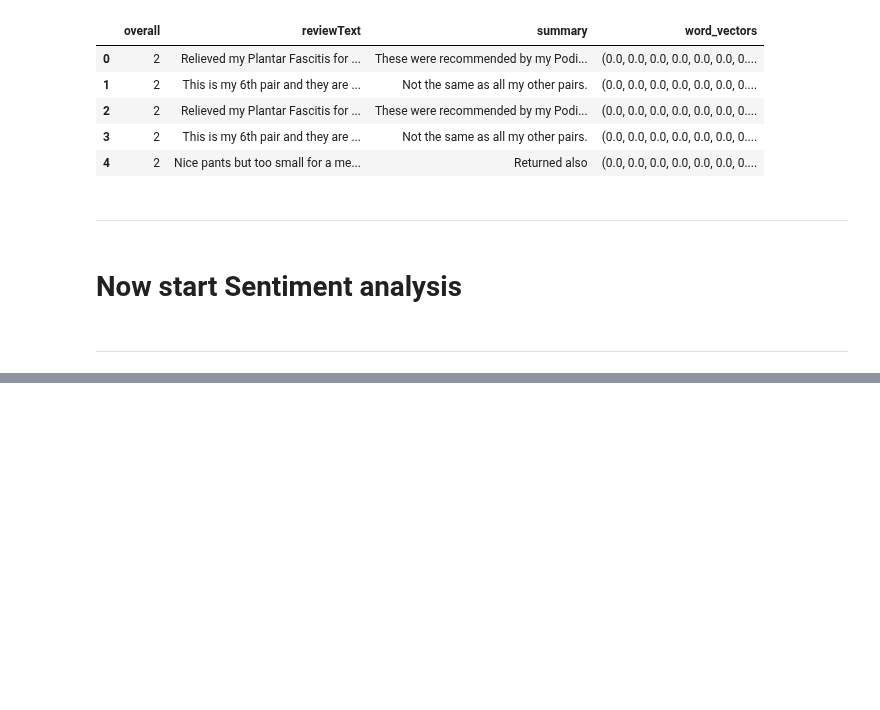
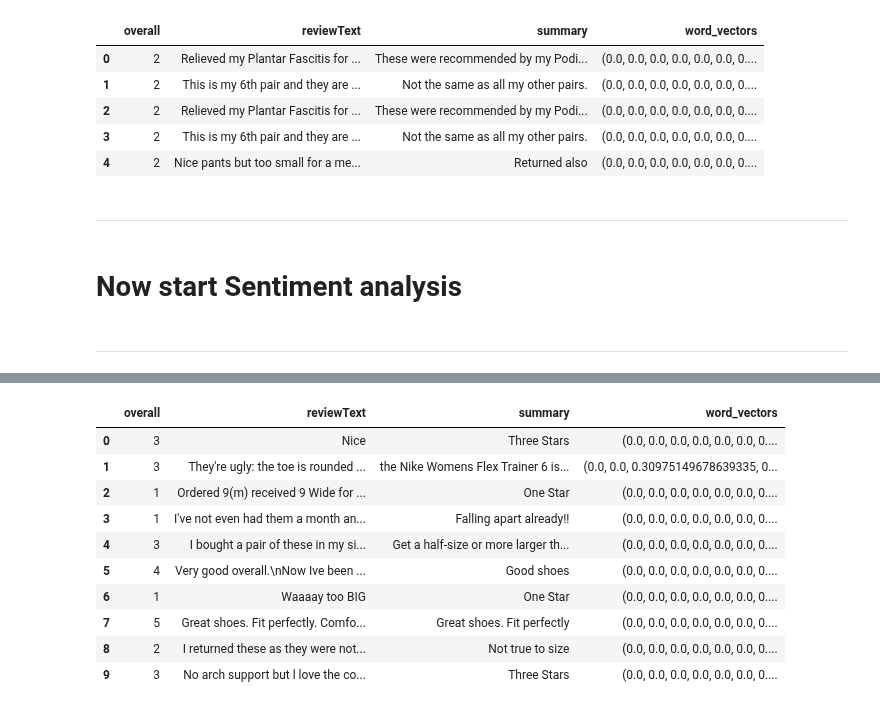
Before and after one commit to Phantomias3782/AmazonReviews, a Jupyter notebook: AmazonReviews_SentimentAnalysis.ipynb, the cells around one changed output, grey strips where cells are left out. Cells and saved outputs as stored; diff of their text form; code cells hidden in the pictures; blank space fills up the shorter version.

```diff
--- a/AmazonReviews_SentimentAnalysis.ipynb
+++ b/AmazonReviews_SentimentAnalysis.ipynb
@@ -303,0 +253,14 @@ train_data.head()
+# %%
+test_data.head(10)
+# %% [output]
+|  | overall | reviewText | summary | word_vectors |
+| 0 | 3 | Nice | Three Stars | (0.0, 0.0, 0.0, 0.0, 0.0, 0.0, 0.... |
+| 1 | 3 | They're ugly: the toe is rounded ... | the Nike Womens Flex Trainer 6 is... | (0.0, 0.0, 0.30975149678639335, 0... |
+| 2 | 1 | Ordered 9(m) received 9 Wide for ... | One Star | (0.0, 0.0, 0.0, 0.0, 0.0, 0.0, 0.... |
+| 3 | 1 | I've not even had them a month an... | Falling apart already!! | (0.0, 0.0, 0.0, 0.0, 0.0, 0.0, 0.... |
+| 4 | 3 | I bought a pair of these in my si... | Get a half-size or more larger th... | (0.0, 0.0, 0.0, 0.0, 0.0, 0.0, 0.... |
+| 5 | 4 | Very good overall.\nNow Ive been ... | Good shoes | (0.0, 0.0, 0.0, 0.0, 0.0, 0.0, 0.... |
+| 6 | 1 | Waaaay too BIG | One Star | (0.0, 0.0, 0.0, 0.0, 0.0, 0.0, 0.... |
+| 7 | 5 | Great shoes. Fit perfectly. Comfo... | Great shoes. Fit perfectly | (0.0, 0.0, 0.0, 0.0, 0.0, 0.0, 0.... |
+| 8 | 2 | I returned these as they were not... | Not true to size | (0.0, 0.0, 0.0, 0.0, 0.0, 0.0, 0.... |
+| 9 | 3 | No arch support but l love the co... | Three Stars | (0.0, 0.0, 0.0, 0.0, 0.0, 0.0, 0.... |
```
Also changed, not shown: parts of 16 cells of this notebook.
